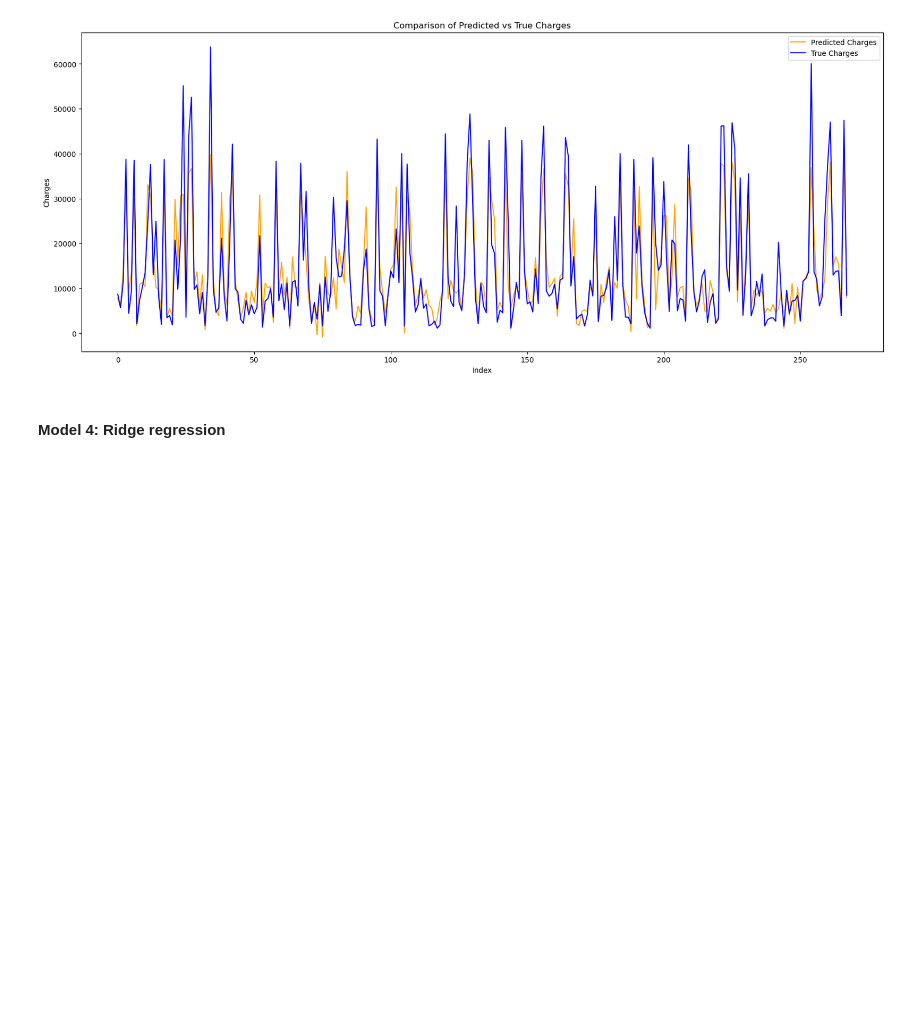
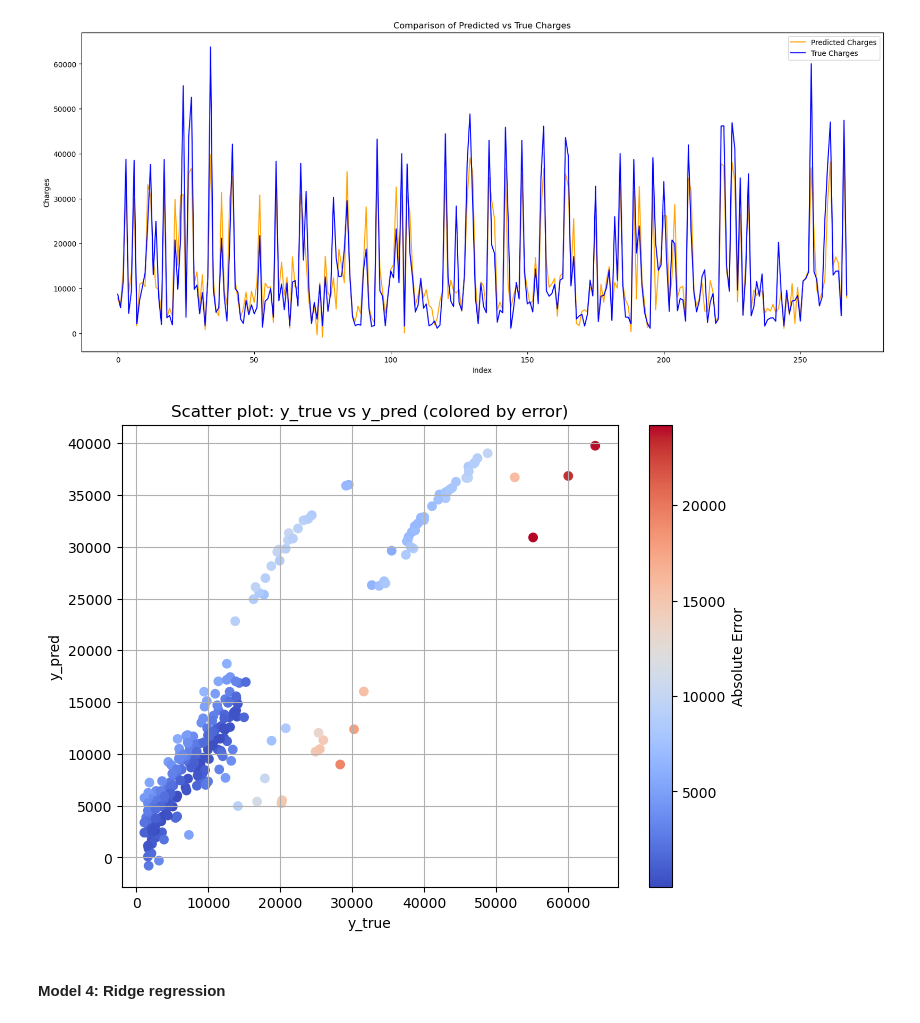
Before and after one commit to DinhXuanKhuong/Linear-Regression_Medical-Insurance-Cost-Prediction, a Jupyter notebook: finally_code.ipynb, the cells around one changed output. Saved outputs shown, nothing was run; the diff lists cells and outputs as text; code cells hidden in the pictures; blank space fills up the shorter version.

```diff
--- a/finally_code.ipynb
+++ b/finally_code.ipynb
@@ -545,6 +549,10 @@ MAE: 4198.1118004745995
 compare_output(y_predicted, y_test_numpy)
 # %% [output]
 [figure]
+# %%
+plot_scatter(y_test_numpy, y_predicted)
+# %% [output]
+[figure, added]
 # %% [markdown]
 #### Model 4: Ridge regression
 # %%
```
Also changed, not shown: parts of 18 cells of this notebook.
